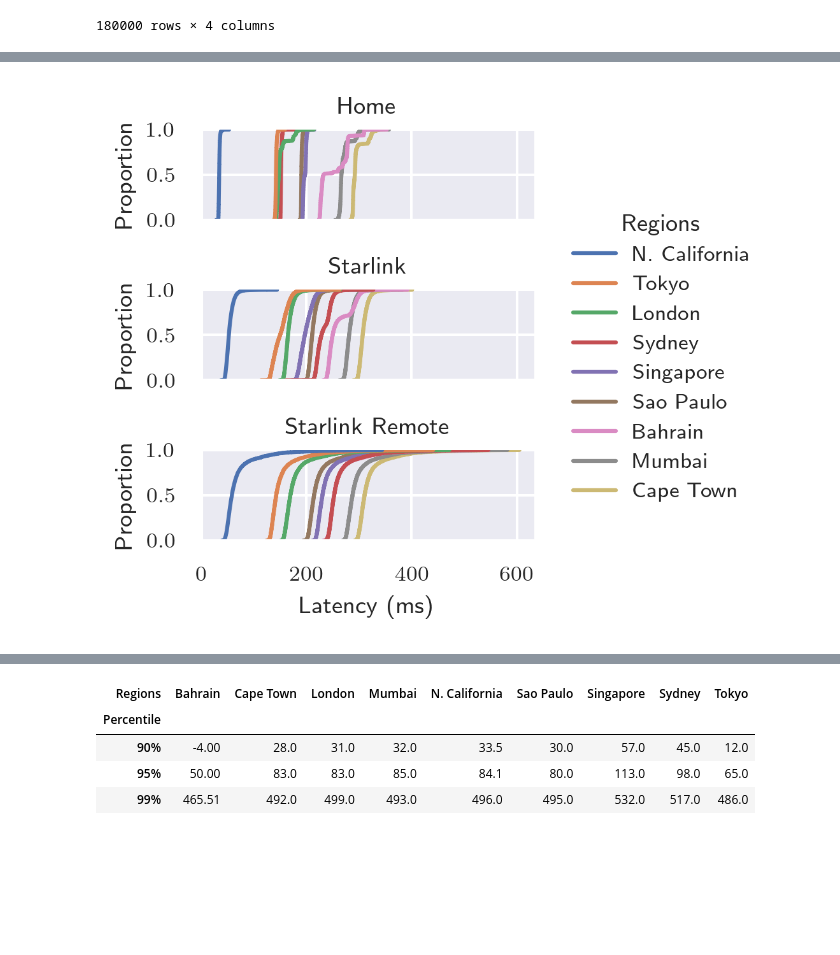
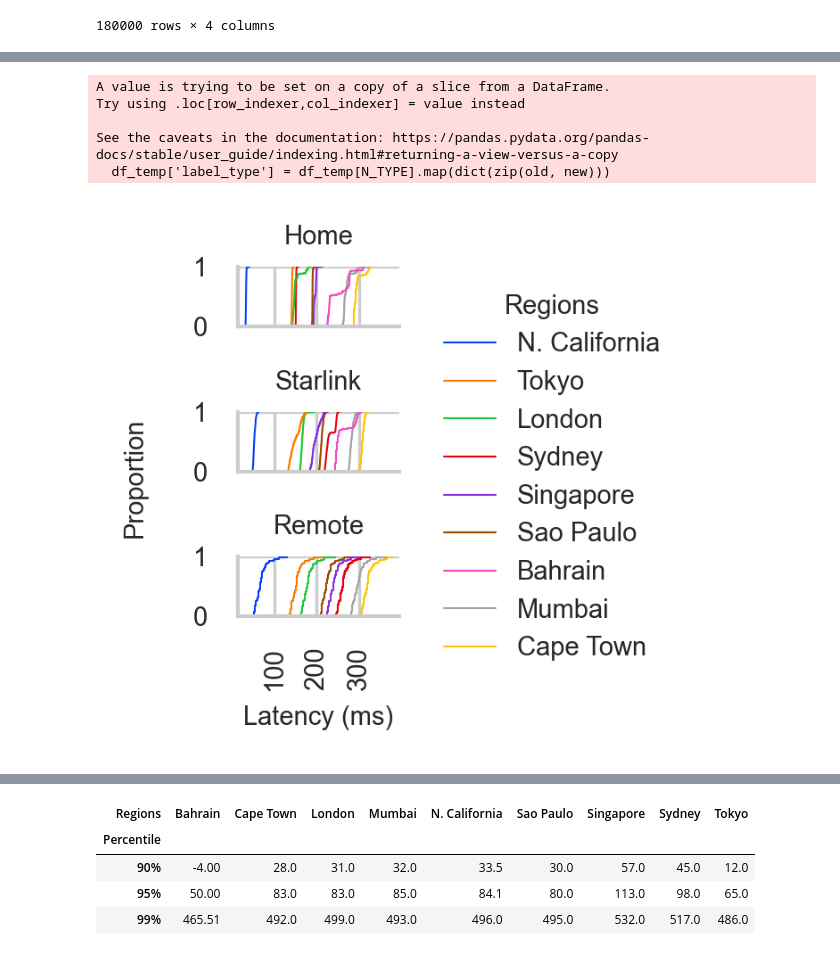
Before and after one commit to Starlink-Measurement/starlink-plot, a Jupyter notebook: plot_ping.ipynb, the cells around one changed output, grey strips where cells are left out. Cells and saved outputs as stored; diff of their text form; code cells hidden in the pictures; blank space fills up the shorter version.

```diff
--- a/plot_ping.ipynb
+++ b/plot_ping.ipynb
@@ -76,12 +108,12 @@ src_dirs
 # %%
 plot_params = common.plot_params.copy()
 plot_params['figure.figsize'] = (7.16, 4)
-plot_params['figure.dpi'] = 300
+plot_params['figure.dpi'] = 96
 #matplotlib.rcParams.update(plot_params)
 
 sns_params = common.sns_params.copy()
 sns_params['figure.figsize'] = (7.16, 4)
-sns_params['figure.dpi'] = 300
+sns_params['figure.dpi'] = 96
 sns_params['patch.edgecolor'] = 'black'
 sns.set_theme("paper", style='whitegrid', rc=sns_params, color_codes=True, palette='bright')
 #sns.set_context("paper", rc=sns_params)
@@ -107,3 +264,6 @@ df_old
+# %%
+df_old = df_old.replace('Home', N_HOME)
+df_old.to_csv(os.path.join(OUT_PATH, '2022-06-17_end_all_ping_data.csv'), index=False)
 # %%
 df = pd.DataFrame()
 for type_name, folder in src_dirs:
@@ -229,14 +545,23 @@ dtype: object
 #df_outliers = df_outliers.sort_values(N_TIMESTAMP)
 #df_outliers.to_csv(os.path.join(out_path, '2022-06-17_end_all_ping_data.csv'), index=False)
 #df_outliers.to_csv(os.path.join(out_path, '2022-06-21_end_koeye_ping_data.csv'), index=False)
+#df_outliers[df_outliers[N_TIMESTAMP] > '2022-04-21']
+
+df_filter = df_old
+df_filter = df_filter[(df_filter[N_TIMESTAMP] > '2022-06-09') & (df_filter[N_TIMESTAMP] < '2022-06-17')]
+df_filter = df_filter.sort_values(N_TIMESTAMP)
 # %%
 # Filter
 #df_processed = df_outliers[df_outliers[N_OUTLIERS] == False]
 #df_processed = df.loc['2022-05-13 07:13:50':'2022-05-13 7:14:18']
 #df_processed = df.loc['2022-06-05':'2022-06-05 01']
 
-df_processed = df_old.groupby([N_OUTLIERS, N_TYPE, N_REGIONS]).resample('12H', on=N_TIMESTAMP).mean()
-df_processed = df_processed.drop(N_OUTLIERS, axis=1).reset_index().dropna()
+#df_processing = df_outliers[df_outliers[N_TIMESTAMP] >= '2022-07-22 03:30']
+#df_processing = df_old[df_old[N_OUTLIERS] == False]
+df_processing = df_filter
+
+df_processed = df_processing.groupby([N_TYPE, N_REGIONS]).resample('H', on=N_TIMESTAMP).mean()
+df_processed = df_processed.reset_index()
 #df_processed.to_csv('output/out.csv')
 df_processed
 # %% [output]
@@ -429,17 +1153,36 @@ g_cdf.savefig(f'{OUT_PATH}/2022-06-17_end_all_ping_cdf.pdf', bbox_inches='tight'
 # %%
 #_, ax_hist = plt.subplots(figsize=(7.16,4), dpi=300)
+h = 0.7
+aspect = (WIDTH_THIRD - 1) / h
+
+old = ['Home', 'Starlink', 'Starlink Remote']
+new = ['Home', 'Starlink', 'Remote']
+df_temp = df_processed[df_processed[N_OUTLIERS] == False]
+df_temp['label_type'] = df_temp[N_TYPE].map(dict(zip(old, new)))
 
 g_hist = sns.displot(
-    data=df_processed[df_processed[N_OUTLIERS] == False],
+    data=df_temp,
     x=N_LATENCY,
-    row=N_TYPE,
+    row='label_type',
     hue=N_REGIONS, hue_order=common.REGION_ORDER,
     #hue=N_TYPE,
-    kind='ecdf', height=1, aspect=2.5)
+    palette='bright',
+    kind='ecdf', height=h, aspect=aspect)
+#g_hist.figure.autofmt_xdate()
+axes = g_hist.axes.flatten()
+for label in axes[2].get_xticklabels():
+    label.set_rotation(90)
 g_hist.set_titles(row_template="{row_name}")
+g_hist.set(ylabel='')
+g_hist.figure.supylabel('Proportion')
 g_hist.tight_layout()
 # %% [output]
+A value is trying to be set on a copy of a slice from a DataFrame.
+Try using .loc[row_indexer,col_indexer] = value instead
+
+See the caveats in the documentation: https://pandas.pydata.org/pandas-docs/stable/user_guide/indexing.html#returning-a-view-versus-a-copy
+  df_temp['label_type'] = df_temp[N_TYPE].map(dict(zip(old, new)))
-[figure, old version]
+[figure, new version]
 # %%
 #g_hist.refline(y=0.9)
 g_hist.refline(y=0.95)
```
Also changed, not shown: parts of 65 cells of this notebook, 2 other files.
